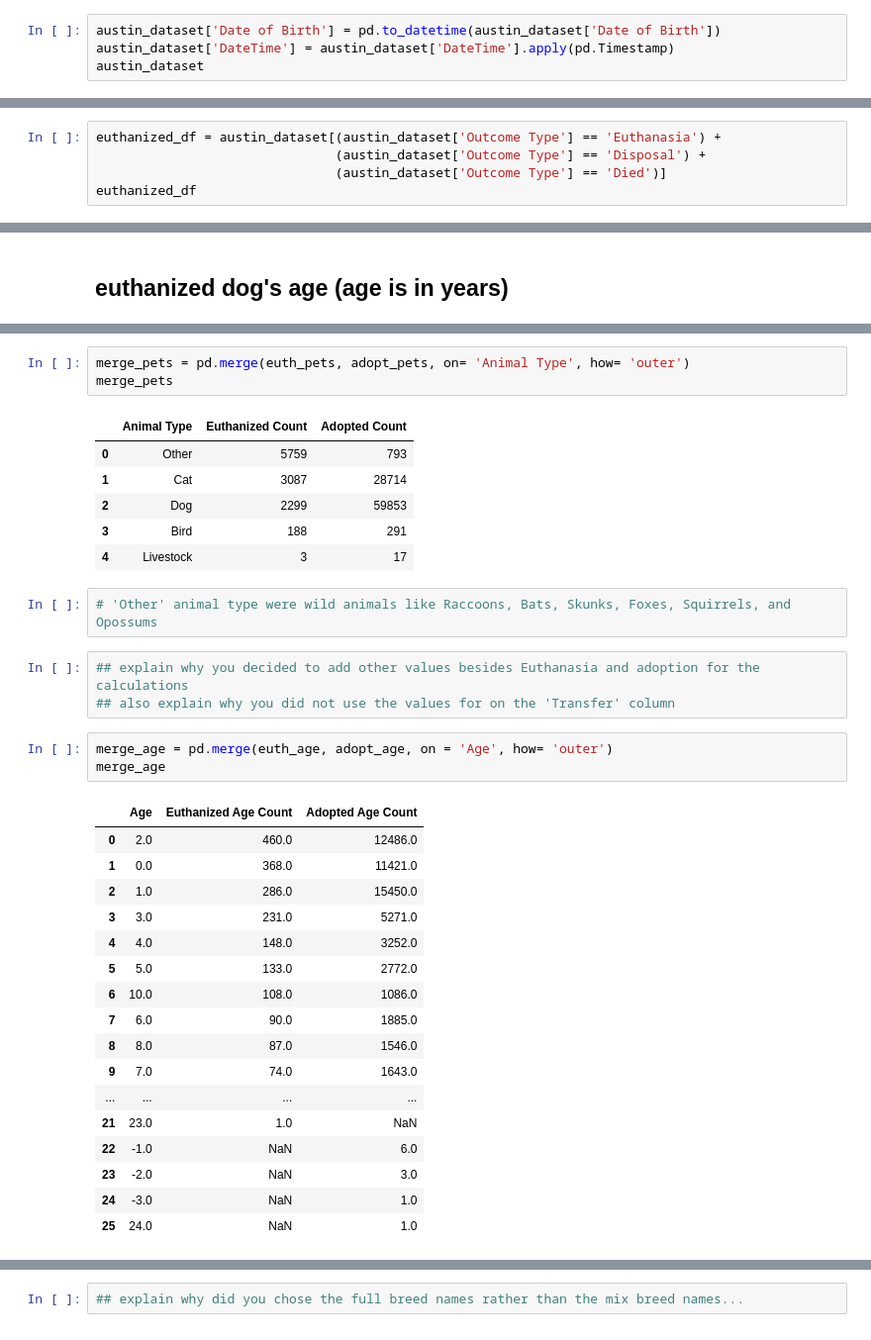
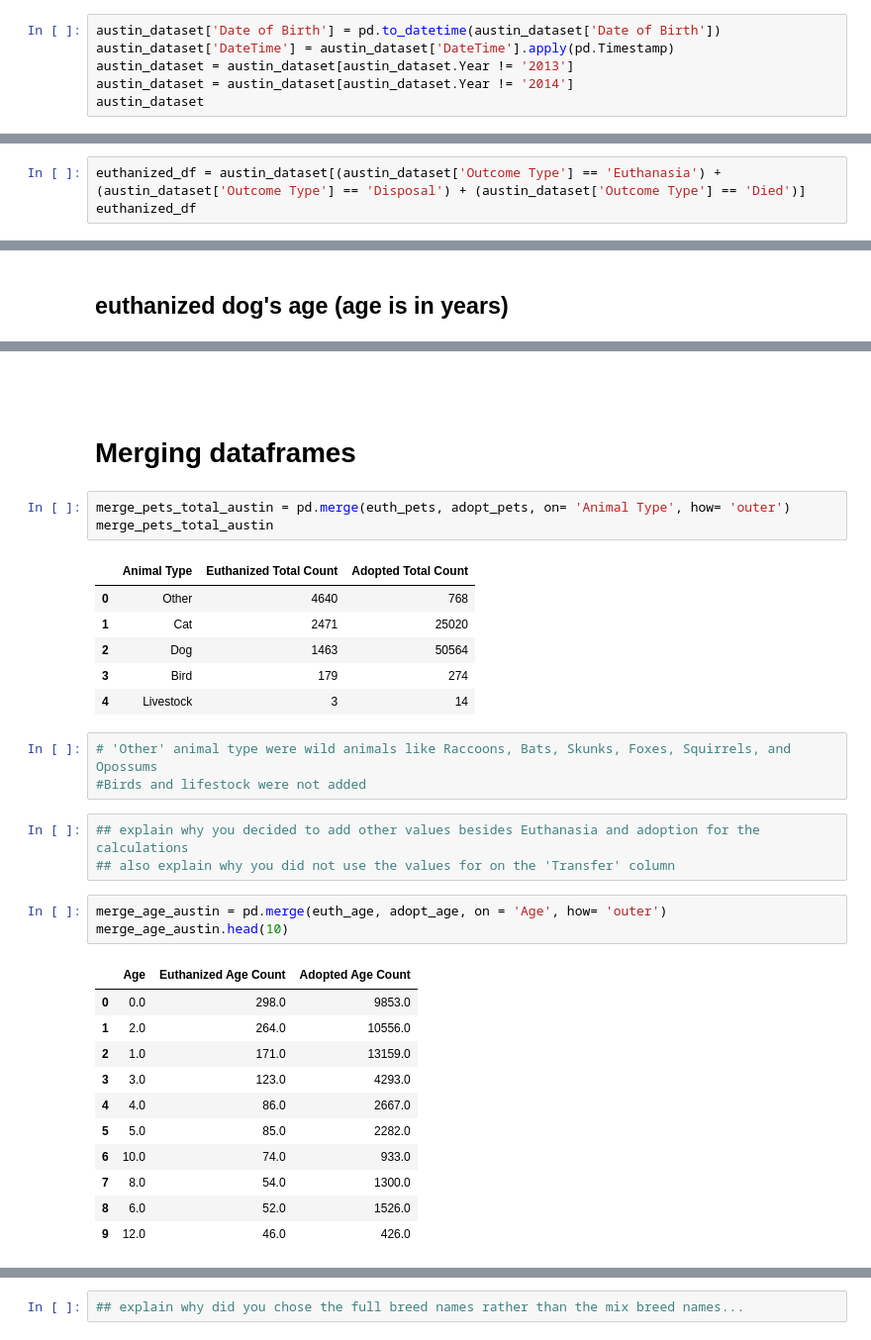
Before and after one commit to bfarao/bf_capstone, a Jupyter notebook: notebook/BrunaF_Austin_Capstone.ipynb, the cells around one changed output, grey strips where cells are left out. Shown at 99% size. Cells and saved outputs as stored; diff of their text form.

```diff
--- a/notebook/BrunaF_Austin_Capstone.ipynb
+++ b/notebook/BrunaF_Austin_Capstone.ipynb
@@ -70,6 +67,8 @@ austin_dataset
 # %%
 austin_dataset['Date of Birth'] = pd.to_datetime(austin_dataset['Date of Birth'])
 austin_dataset['DateTime'] = austin_dataset['DateTime'].apply(pd.Timestamp)
+austin_dataset = austin_dataset[austin_dataset.Year != '2013']
+austin_dataset = austin_dataset[austin_dataset.Year != '2014']
 austin_dataset
 # %% [output]
 |  | Animal ID | Name | DateTime | Month | Date of Birth | Outcome Type | Outcome Subtype | Animal Type | ... |
@@ -265,7 +247,5 @@ austin_dataset
 # %%
-euthanized_df = austin_dataset[(austin_dataset['Outcome Type'] == 'Euthanasia') +
-                               (austin_dataset['Outcome Type'] == 'Disposal') +
-                               (austin_dataset['Outcome Type'] == 'Died')]
+euthanized_df = austin_dataset[(austin_dataset['Outcome Type'] == 'Euthanasia') + (austin_dataset['Outcome Type'] == 'Disposal') + (austin_dataset['Outcome Type'] == 'Died')]
 euthanized_df
 # %% [output]
 |  | Animal ID | Name | DateTime | Month | Date of Birth | Outcome Type | Outcome Subtype | Animal Type | ... |
@@ -373,37 +349,36 @@ euth_age
+# %% [markdown]
+## #########################################################################
+# %% [markdown]
+# Merging dataframes
 # %%
-merge_pets = pd.merge(euth_pets, adopt_pets, on= 'Animal Type', how= 'outer')
-merge_pets
+merge_pets_total_austin = pd.merge(euth_pets, adopt_pets, on= 'Animal Type', how= 'outer')
+merge_pets_total_austin
 # %% [output]
-|  | Animal Type | Euthanized Count | Adopted Count |
-| 0 | Other | 5759 | 793 |
-| 1 | Cat | 3087 | 28714 |
-| 2 | Dog | 2299 | 59853 |
-| 3 | Bird | 188 | 291 |
-| 4 | Livestock | 3 | 17 |
+|  | Animal Type | Euthanized Total Count | Adopted Total Count |
+| 0 | Other | 4640 | 768 |
+| 1 | Cat | 2471 | 25020 |
+| 2 | Dog | 1463 | 50564 |
+| 3 | Bird | 179 | 274 |
+| 4 | Livestock | 3 | 14 |
 # %%
 # 'Other' animal type were wild animals like Raccoons, Bats, Skunks, Foxes, Squirrels, and Opossums
+#Birds and lifestock were not added
-# %%
-## explain why you decided to add other values besides Euthanasia and adoption for the calculations
-## also explain why you did not use the values for on the 'Transfer' column
+# %%
+## explain why you decided to add other values besides Euthanasia and adoption for the calculations
+## also explain why you did not use the values for on the 'Transfer' column
 # %%
-merge_age = pd.merge(euth_age, adopt_age, on = 'Age', how= 'outer')
-merge_age
+merge_age_austin = pd.merge(euth_age, adopt_age, on = 'Age', how= 'outer')
+merge_age_austin.head(10)
 # %% [output]
 |  | Age | Euthanized Age Count | Adopted Age Count |
-| 0 | 2.0 | 460.0 | 12486.0 |
-| 1 | 0.0 | 368.0 | 11421.0 |
-| 2 | 1.0 | 286.0 | 15450.0 |
-| 3 | 3.0 | 231.0 | 5271.0 |
-| 4 | 4.0 | 148.0 | 3252.0 |
-| 5 | 5.0 | 133.0 | 2772.0 |
-| 6 | 10.0 | 108.0 | 1086.0 |
-| 7 | 6.0 | 90.0 | 1885.0 |
-| 8 | 8.0 | 87.0 | 1546.0 |
-| 9 | 7.0 | 74.0 | 1643.0 |
-| ... | ... | ... | ... |
-| 21 | 23.0 | 1.0 | NaN |
-| 22 | -1.0 | NaN | 6.0 |
-| 23 | -2.0 | NaN | 3.0 |
-| 24 | -3.0 | NaN | 1.0 |
-| 25 | 24.0 | NaN | 1.0 |
+| 0 | 0.0 | 298.0 | 9853.0 |
+| 1 | 2.0 | 264.0 | 10556.0 |
+| 2 | 1.0 | 171.0 | 13159.0 |
+| 3 | 3.0 | 123.0 | 4293.0 |
+| 4 | 4.0 | 86.0 | 2667.0 |
+| 5 | 5.0 | 85.0 | 2282.0 |
+| 6 | 10.0 | 74.0 | 933.0 |
+| 7 | 8.0 | 54.0 | 1300.0 |
+| 8 | 6.0 | 52.0 | 1526.0 |
+| 9 | 12.0 | 46.0 | 426.0 |
 # %%
```
Also changed, not shown: parts of 42 cells of this notebook, 1 other file.
